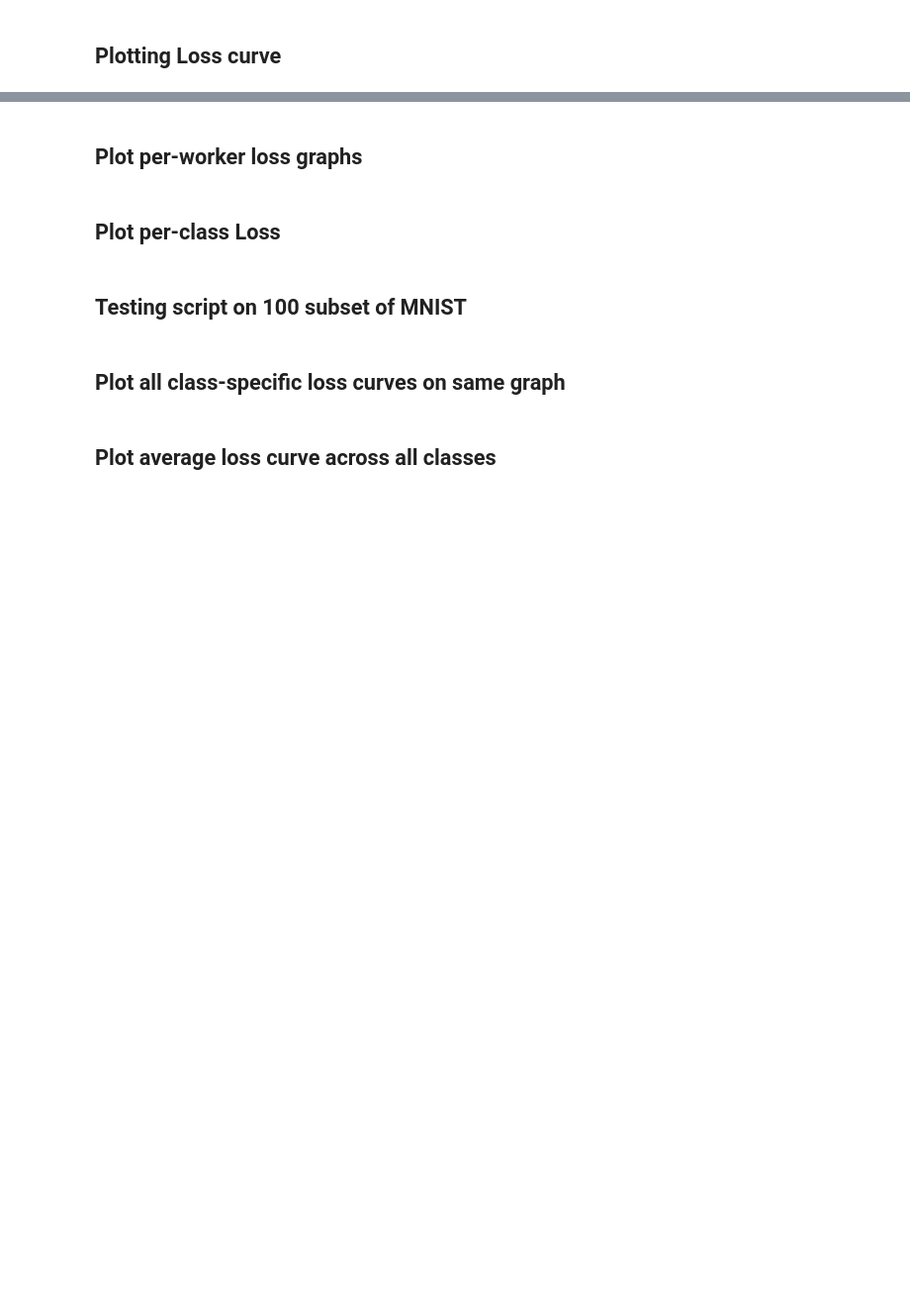
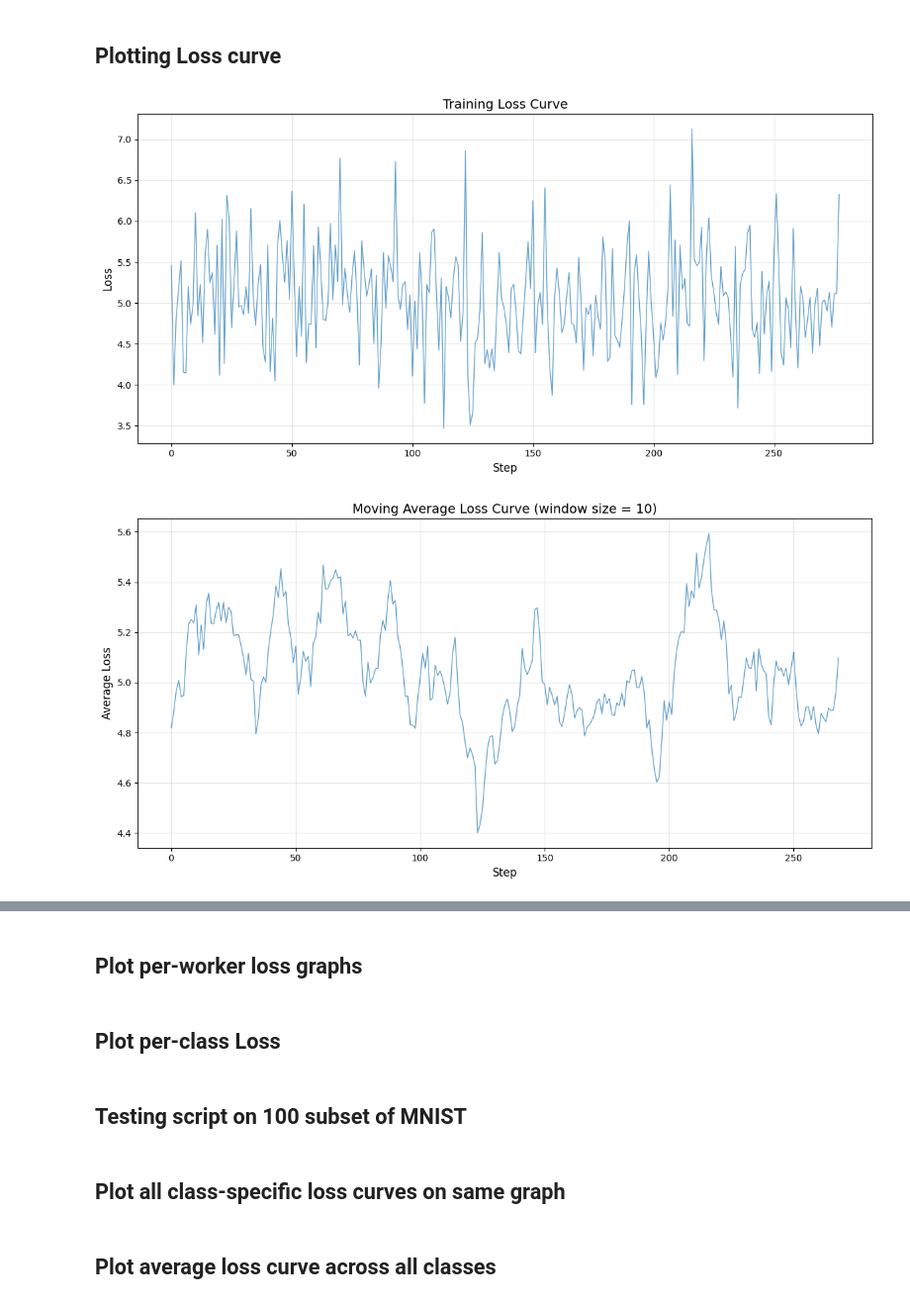
Before and after one commit to dddaga/word-tree, a Jupyter notebook: fixed_io_nodes/scripts.ipynb, the cells around one changed output, grey strips where cells are left out. Shown at 99% size. Cells and saved outputs as stored; diff of their text form; code cells hidden in the pictures; blank space fills up the shorter version.

Commit message:
training logs

```diff
--- a/fixed_io_nodes/scripts.ipynb
+++ b/fixed_io_nodes/scripts.ipynb
@@ -6,7 +6,7 @@ import pandas as pd
 import numpy as np
 import os
 
-log_path = "training_runs/main4/main4.csv"
+log_path = "training_runs/mnist_training/mnist_training.csv"
 
 # Extract experiment folder from log_path
 experiment_dir = os.path.dirname(log_path)
@@ -28,30 +28,33 @@ steps = np.arange(len(losses))
 
 # Plot the loss curve
 plt.figure(figsize=(12, 6))
 plt.plot(steps, losses, linewidth=1, alpha=0.7)
 plt.xlabel('Step', fontsize=12)
 plt.ylabel('Loss', fontsize=12)
 plt.title('Training Loss Curve', fontsize=14)
 plt.grid(True, alpha=0.3)
 plt.tight_layout()
 plot_path = os.path.join(experiment_dir, "loss_curve.png")
 plt.savefig(plot_path, dpi=150, bbox_inches='tight')
 plt.show()
 
 plt.figure(figsize=(12, 6))
 plt.plot(steps[:len(average_losses)], average_losses, linewidth=1, alpha=0.7)
 plt.xlabel('Step', fontsize=12)
 plt.ylabel('Average Loss', fontsize=12)
 plt.title(f'Moving Average Loss Curve (window size = {window_size})', fontsize=14)
 plt.grid(True, alpha=0.3)
 plt.tight_layout()
 plot_path = os.path.join(experiment_dir, "moving_average_loss.png")
 plt.savefig(plot_path, dpi=150, bbox_inches='tight')
 plt.show()
 
 # Print some statistics
 print(f"Total steps: {len(losses)}")
 print(f"Min loss: {losses.min():.4f}")
 print(f"Max loss: {losses.max():.4f}")
 print(f"Mean loss: {losses.mean():.4f}")
 print(f"Final loss: {losses[-1]:.4f}")
+# %% [output]
+[figure, added]
+[figure, added]
```
Also changed, not shown: parts of 1 cell of this notebook, 43 other files.
